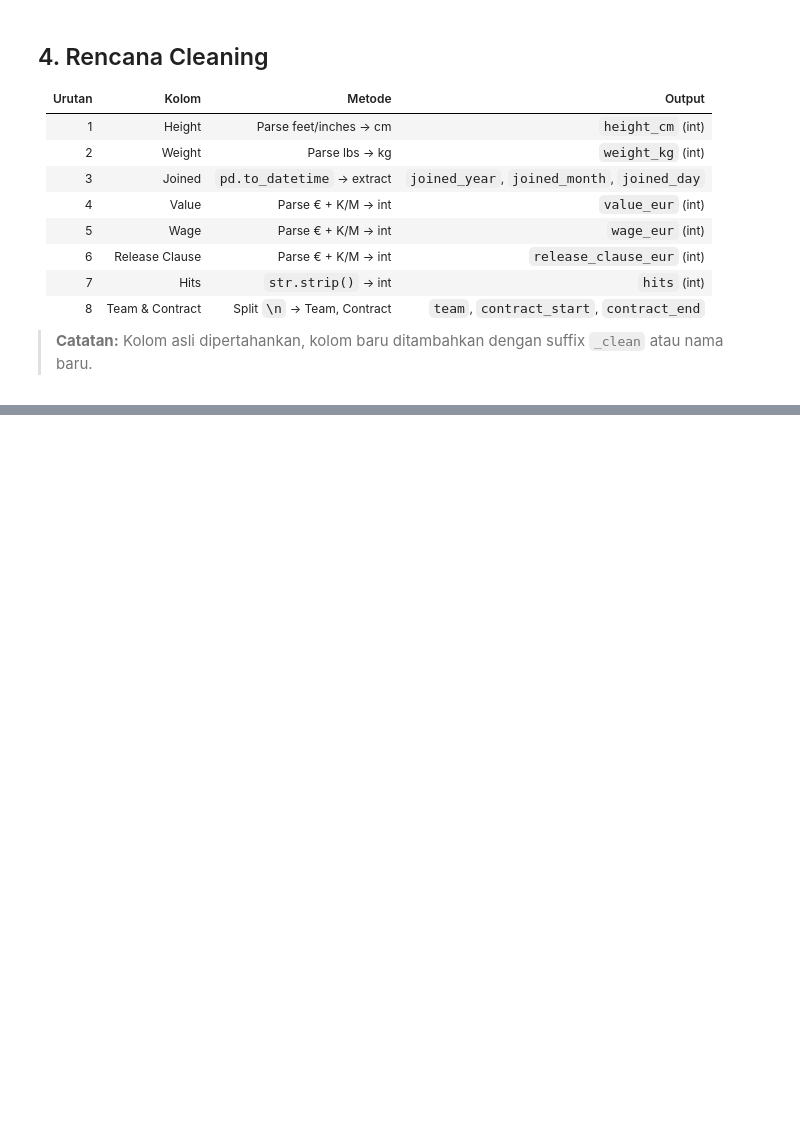
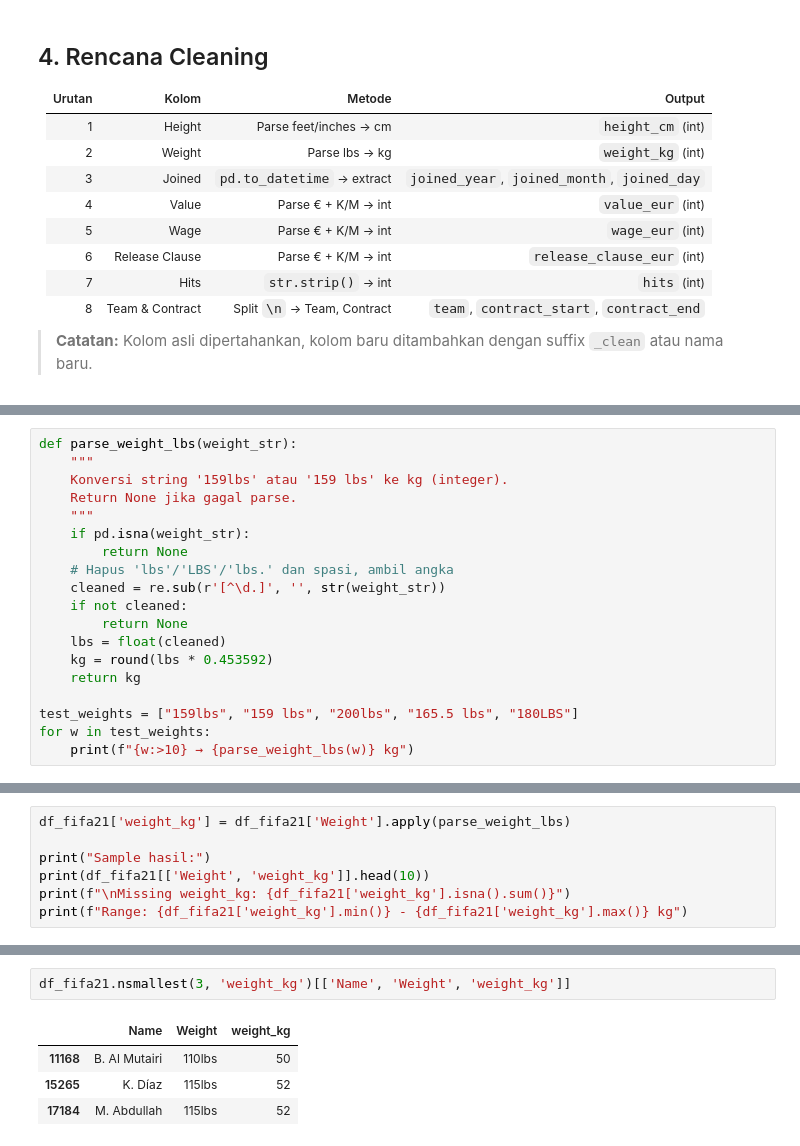
Before and after one commit to sutarozu/fifa-21-player-project, a Jupyter notebook: notebooks/01_eda_cleaning.ipynb, the cells around one changed output, grey strips where cells are left out. Drawn from its saved outputs; the diff is of its cells as text; blank space fills up the shorter version.

```diff
--- a/notebooks/01_eda_cleaning.ipynb
+++ b/notebooks/01_eda_cleaning.ipynb
@@ -223,0 +312,19 @@ for i, val in enumerate(df_fifa21['Team & Contract'].head(3)):
+# %%
+def parse_weight_lbs(weight_str):
+    """
+    Konversi string '159lbs' atau '159 lbs' ke kg (integer).
+    Return None jika gagal parse.
+    """
+    if pd.isna(weight_str):
+        return None
+    # Hapus 'lbs'/'LBS'/'lbs.' dan spasi, ambil angka
+    cleaned = re.sub(r'[^\d.]', '', str(weight_str))
+    if not cleaned:
+        return None
+    lbs = float(cleaned)
+    kg = round(lbs * 0.453592)
+    return kg
+
+test_weights = ["159lbs", "159 lbs", "200lbs", "165.5 lbs", "180LBS"]
+for w in test_weights:
+    print(f"{w:>10} → {parse_weight_lbs(w)} kg")
@@ -223,0 +337,7 @@ for i, val in enumerate(df_fifa21['Team & Contract'].head(3)):
+# %%
+df_fifa21['weight_kg'] = df_fifa21['Weight'].apply(parse_weight_lbs)
+
+print("Sample hasil:")
+print(df_fifa21[['Weight', 'weight_kg']].head(10))
+print(f"\nMissing weight_kg: {df_fifa21['weight_kg'].isna().sum()}")
+print(f"Range: {df_fifa21['weight_kg'].min()} - {df_fifa21['weight_kg'].max()} kg")
@@ -223,0 +360,7 @@ for i, val in enumerate(df_fifa21['Team & Contract'].head(3)):
+# %%
+df_fifa21.nsmallest(3, 'weight_kg')[['Name', 'Weight', 'weight_kg']]
+# %% [output]
+|  | Name | Weight | weight_kg |
+| 11168 | B. Al Mutairi | 110lbs | 50 |
+| 15265 | K. Díaz | 115lbs | 52 |
+| 17184 | M. Abdullah | 115lbs | 52 |
```
Also changed, not shown: parts of 18 cells of this notebook.
